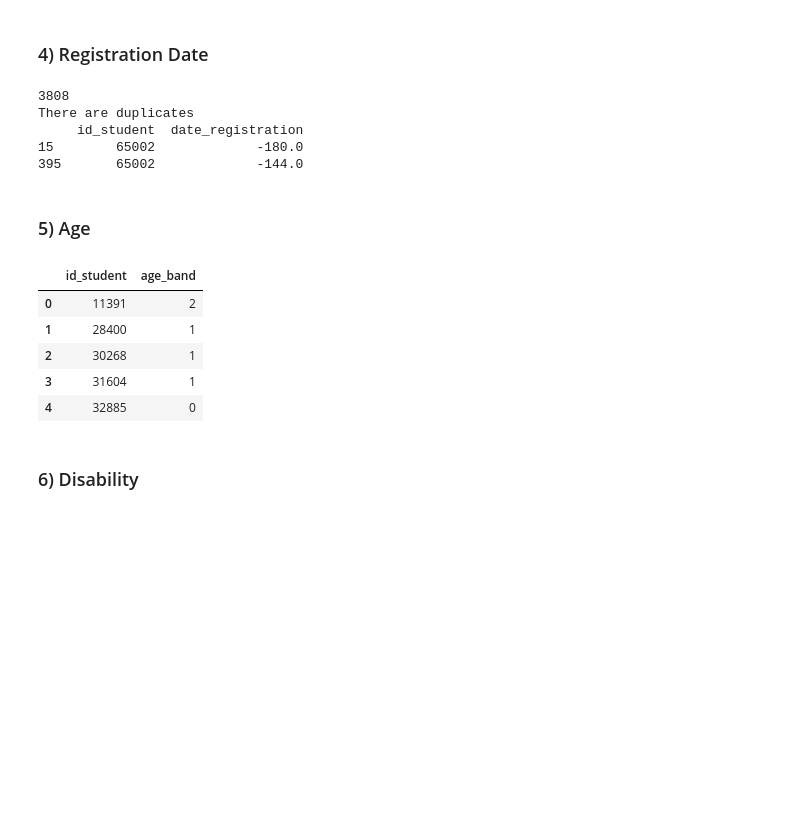
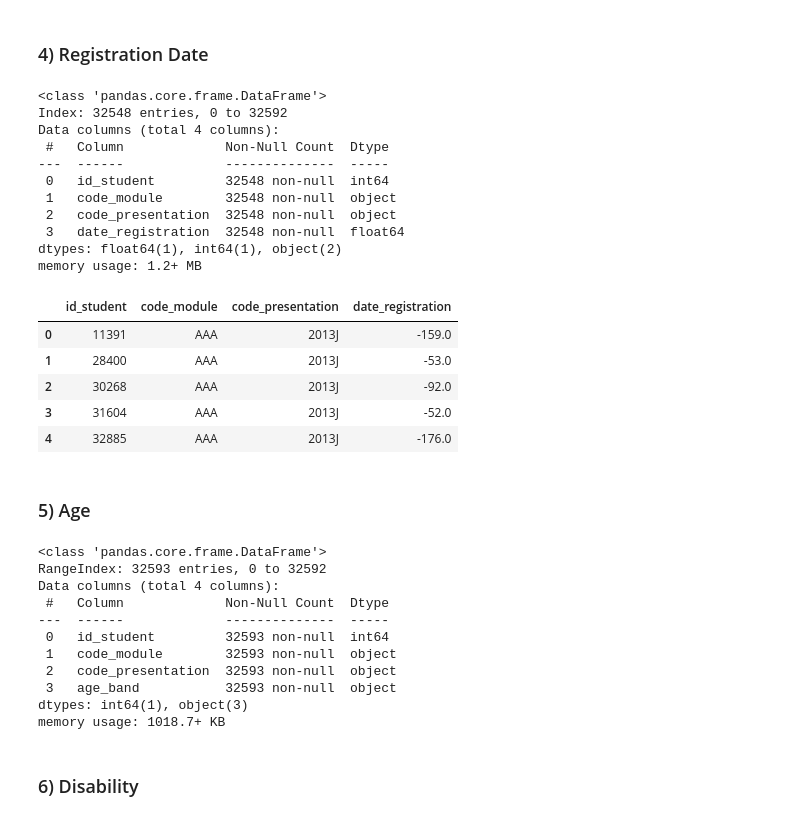
Before and after one commit to kazokid/UZOP-projekt, a Jupyter notebook: phase-one.ipynb, the cells around one changed output. Drawn from its saved outputs; the diff is of its cells as text; code cells hidden in the pictures; blank space fills up the shorter version.

```diff
--- a/phase-one.ipynb
+++ b/phase-one.ipynb
@@ -439,42 +459,55 @@ memory usage: 334.7 KB
 # %% [markdown]
 ### 4) Registration Date
 # %%
-# we only need the id_student and date_registration
-registrationDate = studentRegistration[['id_student','date_registration']]
-# check if there are any duplicates
-print(registrationDate.duplicated(['id_student']).sum())
-if True in registrationDate.duplicated(['id_student']).values:
-    print('There are duplicates')
-else:
-    print('There are no duplicates')
-duplicates = registrationDate[registrationDate.duplicated(['id_student'], keep='first')]
-print(registrationDate[registrationDate['id_student'] == 65002])
-# TODO FIX THE DUPLICATES and figure out if there are duplicates/null values above
+registrationDate = studentRegistration[['id_student', 'code_module','code_presentation','date_registration']]
+
+# drop the rows that contain null values
+registrationDate = registrationDate.dropna(subset=['date_registration'])
+
+registrationDate.info()
+registrationDate.head()
 # %% [output]
-3808
-There are duplicates
-     id_student  date_registration
-15        65002             -180.0
-395       65002             -144.0
+<class 'pandas.core.frame.DataFrame'>
+Index: 32548 entries, 0 to 32592
+Data columns (total 4 columns):
+ #   Column             Non-Null Count  Dtype
+---  ------             --------------  -----
+ 0   id_student         32548 non-null  int64
+ 1   code_module        32548 non-null  object
+ 2   code_presentation  32548 non-null  object
+ 3   date_registration  32548 non-null  float64
+dtypes: float64(1), int64(1), object(2)
+memory usage: 1.2+ MB
+|  | id_student | code_module | code_presentation | date_registration |
+| 0 | 11391 | AAA | 2013J | -159.0 |
+| 1 | 28400 | AAA | 2013J | -53.0 |
+| 2 | 30268 | AAA | 2013J | -92.0 |
+| 3 | 31604 | AAA | 2013J | -52.0 |
+| 4 | 32885 | AAA | 2013J | -176.0 |
 # %% [markdown]
 ### 5) Age
 # %%
 # we only need the id_student and age_band
 # we want to replave the age_band with indexes from 0 to
-age = studentInfo[['id_student','age_band']]
+age = studentInfo[['id_student', 'code_module', 'code_presentation','age_band']]
 
 age.loc[:, 'age_band'] = age['age_band'].replace(['0-35', '35-55', '55<='], [0, 1, 2])
 
 # Display the first few rows of the modified DataFrame
 age.head()
-# todo check if this is correct, if it mapped the right values
+age.info()
 # %% [output]
-|  | id_student | age_band |
-| 0 | 11391 | 2 |
-| 1 | 28400 | 1 |
-| 2 | 30268 | 1 |
-| 3 | 31604 | 1 |
-| 4 | 32885 | 0 |
+<class 'pandas.core.frame.DataFrame'>
+RangeIndex: 32593 entries, 0 to 32592
+Data columns (total 4 columns):
+ #   Column             Non-Null Count  Dtype
+---  ------             --------------  -----
+ 0   id_student         32593 non-null  int64
+ 1   code_module        32593 non-null  object
+ 2   code_presentation  32593 non-null  object
+ 3   age_band           32593 non-null  object
+dtypes: int64(1), object(3)
+memory usage: 1018.7+ KB
 # %% [markdown]
 ### 6) Disability
 # %%
```
Also changed, not shown: parts of 7 cells of this notebook.
